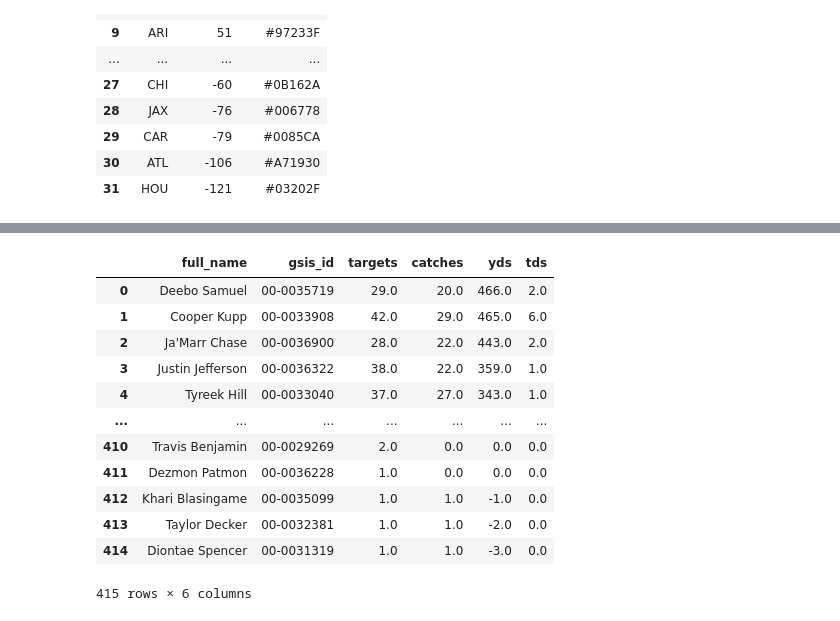
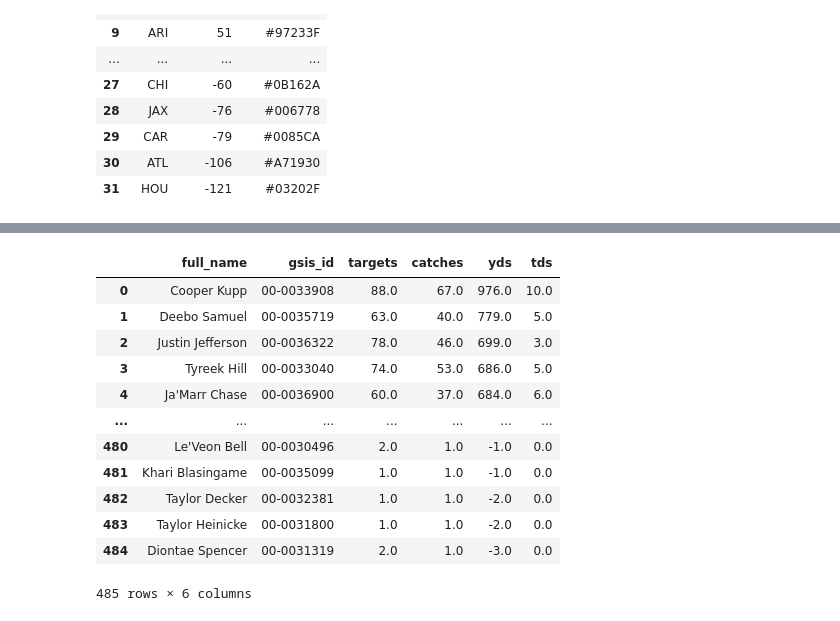
Before and after one commit to naveenv92/nfl-infographics, a Jupyter notebook: source/second_half_stats/second_half_stats.ipynb, the cells around one changed output, grey strips where cells are left out. Cells and saved outputs as stored; diff of their text form; code cells hidden in the pictures.

```diff
--- a/source/second_half_stats/second_half_stats.ipynb
+++ b/source/second_half_stats/second_half_stats.ipynb
@@ -194,15 +197,15 @@ df_3q_rush
 # %%
-# Filter to receiving plays in the 3rd quarter
-df_3q_rec = (
-    df_2021[df_2021["qtr"] == 3].dropna(subset=["receiver_player_id"]).copy()
+# Filter to receiving plays in the second half
+df_2h_rec = (
+    df_2021[df_2021["qtr"] > 2].dropna(subset=["receiver_player_id"]).copy()
 )
 
 # Merge with roster data to get full name of RB
-df_3q_rec = df_3q_rec.merge(df_roster_2021[["full_name", "gsis_id"]], left_on="receiver_player_id", right_on="gsis_id").copy()
+df_2h_rec = df_2h_rec.merge(df_roster_2021[["full_name", "gsis_id"]], left_on="receiver_player_id", right_on="gsis_id").copy()
 
 # Aggregate rushing data and sort by descending rushing yards
-df_3q_rec = (
-    df_3q_rec.groupby(["full_name", "gsis_id"], as_index=False)
+df_2h_rec = (
+    df_2h_rec.groupby(["full_name", "gsis_id"], as_index=False)
     .agg(
         targets=("pass_attempt", "sum"),
         catches=("complete_pass", "sum"),
@@ -218,20 +221,20 @@ for player_id in df_3q_rec.head(5)["gsis_id"]:
     im = Image.open(urllib.request.urlopen(headshot_url))
     im.save(f"./headshots/{player_id}.png")
 # %%
-df_3q_rec
+df_2h_rec
 # %% [output]
 |  | full_name | gsis_id | targets | catches | yds | tds |
-| 0 | Deebo Samuel | 00-0035719 | 29.0 | 20.0 | 466.0 | 2.0 |
-| 1 | Cooper Kupp | 00-0033908 | 42.0 | 29.0 | 465.0 | 6.0 |
-| 2 | Ja'Marr Chase | 00-0036900 | 28.0 | 22.0 | 443.0 | 2.0 |
-| 3 | Justin Jefferson | 00-0036322 | 38.0 | 22.0 | 359.0 | 1.0 |
-| 4 | Tyreek Hill | 00-0033040 | 37.0 | 27.0 | 343.0 | 1.0 |
+| 0 | Cooper Kupp | 00-0033908 | 88.0 | 67.0 | 976.0 | 10.0 |
+| 1 | Deebo Samuel | 00-0035719 | 63.0 | 40.0 | 779.0 | 5.0 |
+| 2 | Justin Jefferson | 00-0036322 | 78.0 | 46.0 | 699.0 | 3.0 |
+| 3 | Tyreek Hill | 00-0033040 | 74.0 | 53.0 | 686.0 | 5.0 |
+| 4 | Ja'Marr Chase | 00-0036900 | 60.0 | 37.0 | 684.0 | 6.0 |
 | ... | ... | ... | ... | ... | ... | ... |
-| 410 | Travis Benjamin | 00-0029269 | 2.0 | 0.0 | 0.0 | 0.0 |
-| 411 | Dezmon Patmon | 00-0036228 | 1.0 | 0.0 | 0.0 | 0.0 |
-| 412 | Khari Blasingame | 00-0035099 | 1.0 | 1.0 | -1.0 | 0.0 |
-| 413 | Taylor Decker | 00-0032381 | 1.0 | 1.0 | -2.0 | 0.0 |
-| 414 | Diontae Spencer | 00-0031319 | 1.0 | 1.0 | -3.0 | 0.0 |
+| 480 | Le'Veon Bell | 00-0030496 | 2.0 | 1.0 | -1.0 | 0.0 |
+| 481 | Khari Blasingame | 00-0035099 | 1.0 | 1.0 | -1.0 | 0.0 |
+| 482 | Taylor Decker | 00-0032381 | 1.0 | 1.0 | -2.0 | 0.0 |
+| 483 | Taylor Heinicke | 00-0031800 | 1.0 | 1.0 | -2.0 | 0.0 |
+| 484 | Diontae Spencer | 00-0031319 | 2.0 | 1.0 | -3.0 | 0.0 |
-415 rows × 6 columns
+485 rows × 6 columns
 # %%
 # Get all the logos
```
Also changed, not shown: parts of 9 cells of this notebook.
